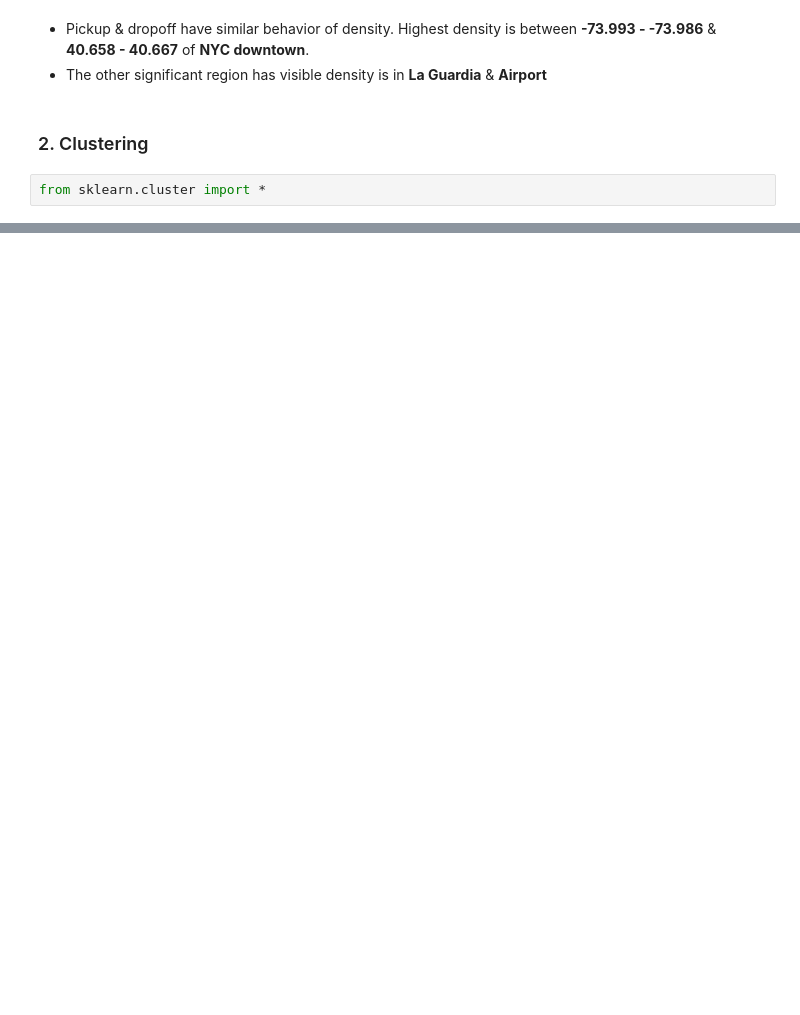
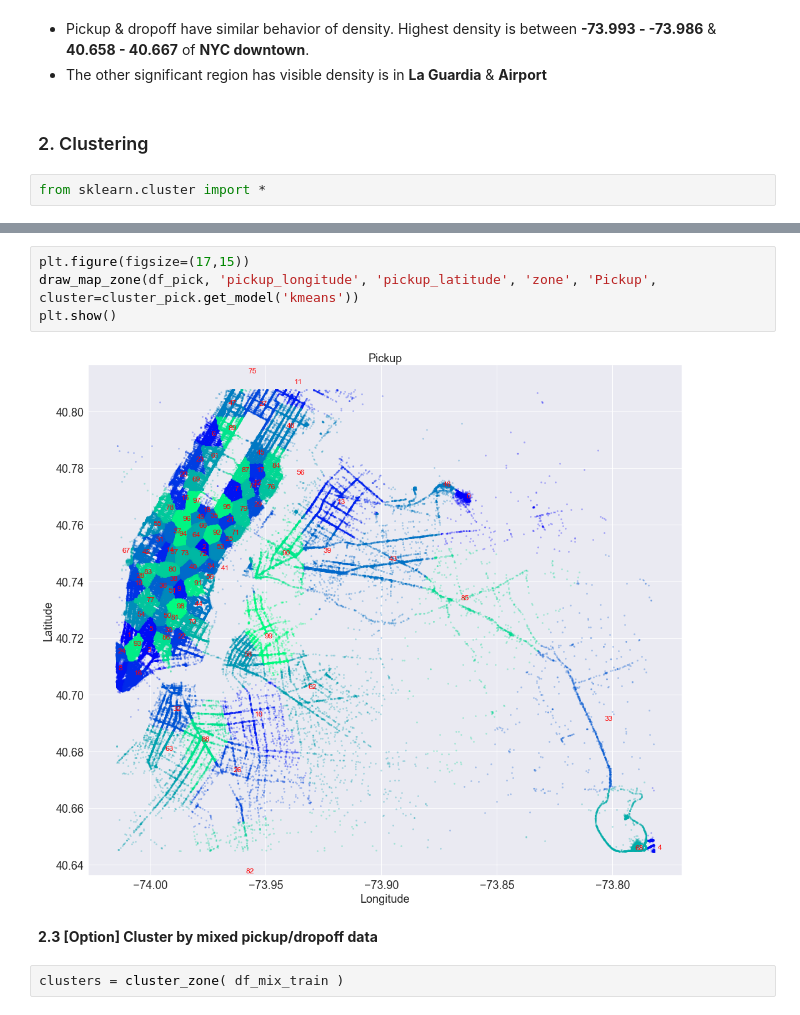
Before and after one commit to yennanliu/NYC_Taxi_Trip_Duration, a Jupyter notebook: notebook/EDA_jtsai_clustering.ipynb, the cells around one changed output, grey strips where cells are left out. Cells and saved outputs as stored; diff of their text form; blank space fills up the shorter version.

```diff
--- a/notebook/EDA_jtsai_clustering.ipynb
+++ b/notebook/EDA_jtsai_clustering.ipynb
@@ -357,3 +373,13 @@ print len(clusters.df), len(clusters.X)
+# %%
+plt.figure(figsize=(17,15))
+draw_map_zone(df_pick, 'pickup_longitude', 'pickup_latitude', 'zone', 'Pickup', cluster=cluster_pick.get_model('kmeans'))
+plt.show()
+# %% [output]
+[figure, added]
+# %% [markdown]
+**2.3 [Option] Cluster by mixed pickup/dropoff data**
+# %%
+clusters = cluster_zone( df_mix_train )
 # %%
 clusters.kmeans(debug=True)
 # %% [output]
```
Also changed, not shown: parts of 26 cells of this notebook, 1 other file.
